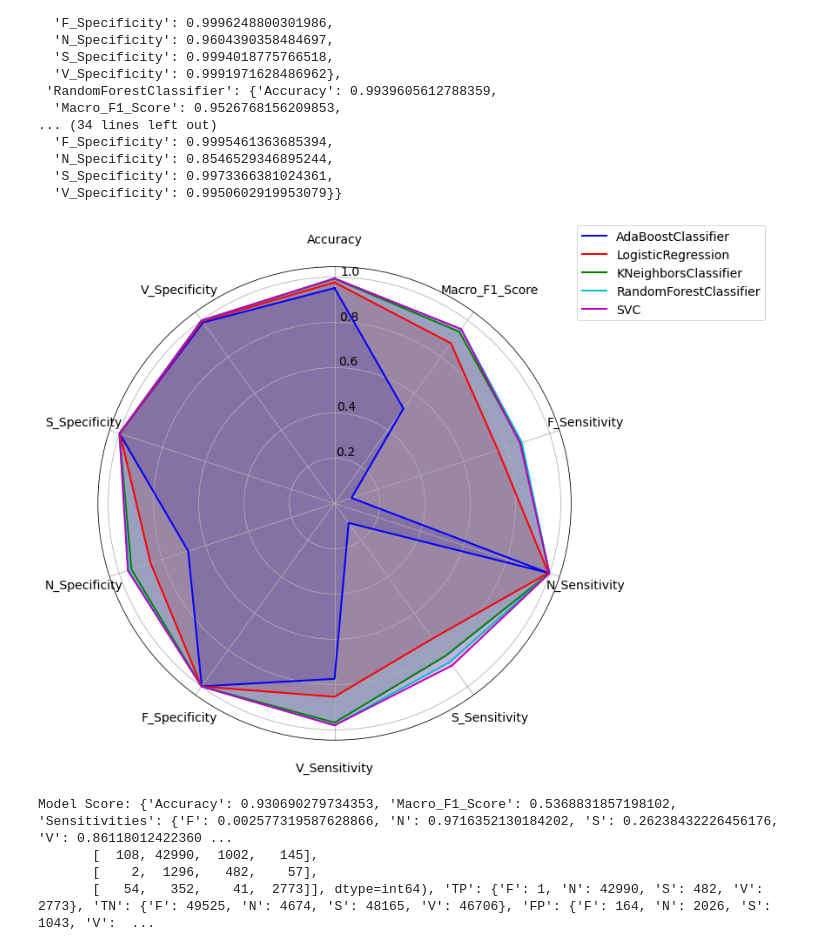
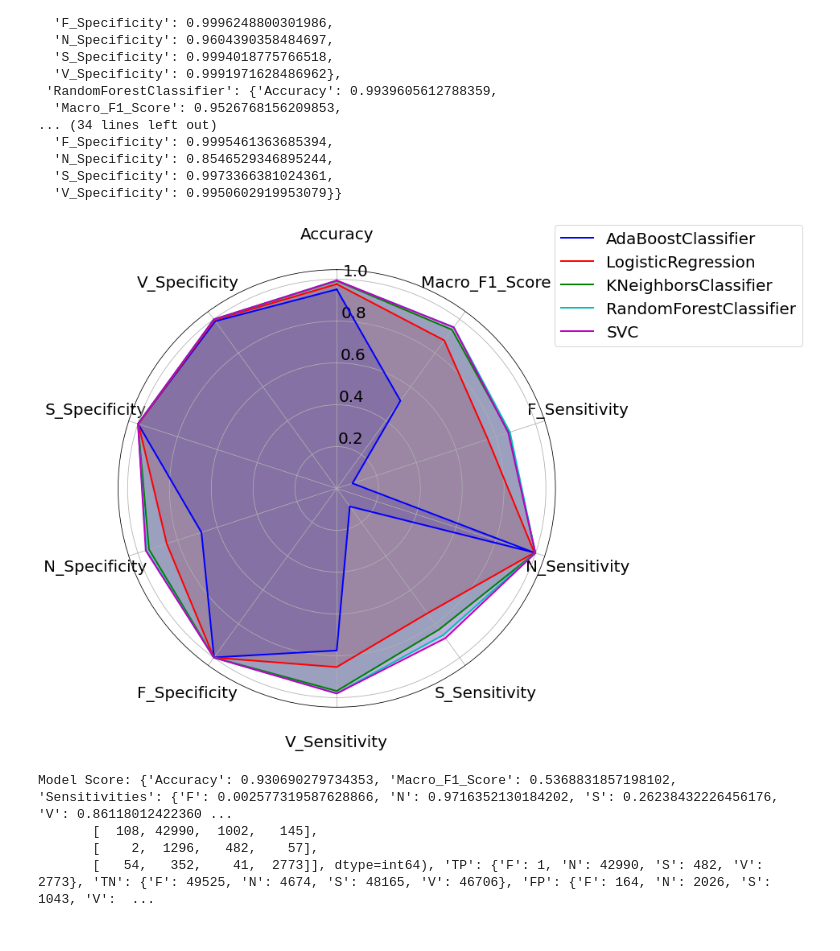
Before and after one commit to qizhixiaocangying/ecg-classification, a Jupyter notebook: ecg_classification.ipynb, the cells around one changed output. Cells and saved outputs as stored; diff of their text form; code cells hidden in the pictures.

```diff
--- a/ecg_classification.ipynb
+++ b/ecg_classification.ipynb
@@ -578,40 +578,46 @@ model_scores
   'V_Specificity': 0.9950602919953079}}
 # %%
 # 绘制雷达图
-mpl.rcParams['font.size'] = 14  # 设置全局字体大小为14
+mpl.rcParams['font.size'] = 20  # 设置全局字体大小为18
 categories = model_scores['SVC'].keys()
 
-fig, ax = plt.subplots(figsize=(15, 10), subplot_kw=dict(polar=True))
-colors = cycle(['b', 'r', 'g', 'c','m'])
+fig, ax = plt.subplots(figsize=(17, 10), subplot_kw=dict(polar=True))
+colors = cycle(['b', 'r', 'g', 'c', 'm'])
 ax.set_theta_offset(np.pi / 2)
 ax.set_theta_direction(-1)
 
 # 设置雷达图中的标签
 ax.set_rlabel_position(np.pi / 2)
 ax.set_xticks(np.linspace(0, 2 * np.pi, len(categories), endpoint=False))
 ax.set_xticklabels(categories)
-ax.tick_params(axis='x', pad=21)
+ax.tick_params(axis='x', pad=33)
 
 # 将模型按性能从低到高排序
-model_scores = dict(sorted(model_scores.items(), key=lambda x: sum(x[1].values())))
+model_scores = dict(
+    sorted(model_scores.items(), key=lambda x: sum(x[1].values())))
 
 # 绘制每个模型的雷达图
 for model_name, model_score in model_scores.items():
     color = next(colors)  # 获取下一个颜色
     values = list(model_score.values())
     values += values[:1]  # 闭合图形
     angles = [i / len(categories) * 2 * np.pi for i in range(len(categories))]
     angles += angles[:1]  # 闭合角度
 
-    ax.plot(angles, values, linewidth=2, linestyle='solid', label=model_name, color=color)
+    ax.plot(angles,
+            values,
+            linewidth=2,
+            linestyle='solid',
+            label=model_name,
+            color=color)
     ax.fill(angles, values, alpha=0.25, color=color)
 
 # 设置图例和标题
-plt.legend(loc='upper left', bbox_to_anchor=(1, 1.1))
+plt.legend(loc='upper left', bbox_to_anchor=(0.98, 1.12))
 plt.savefig('figures/Model_Performance_Radar_Chart.jpg', dpi=300)
 plt.show()
 # %% [output]
-[figure, old version]
+[figure, new version]
 # %%
 # 训练模型并评估测试集
 model = SVC(C=10, kernel='rbf')
```
Also changed, not shown: 1 other file.
